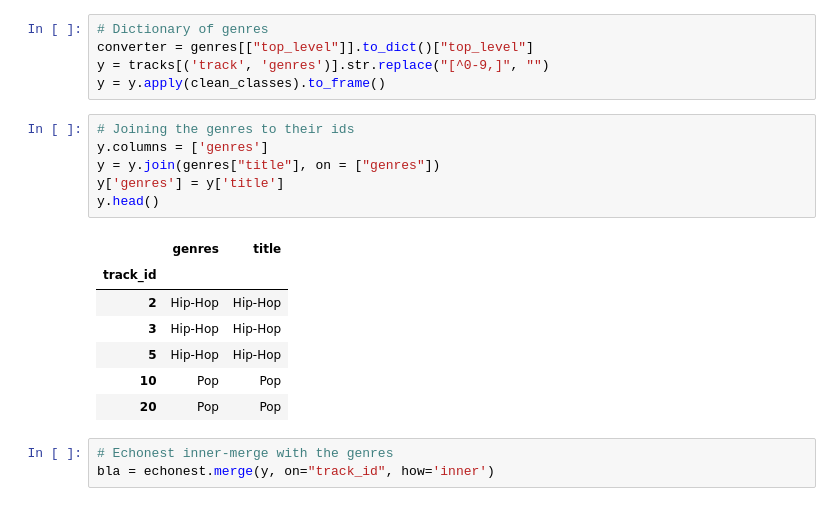
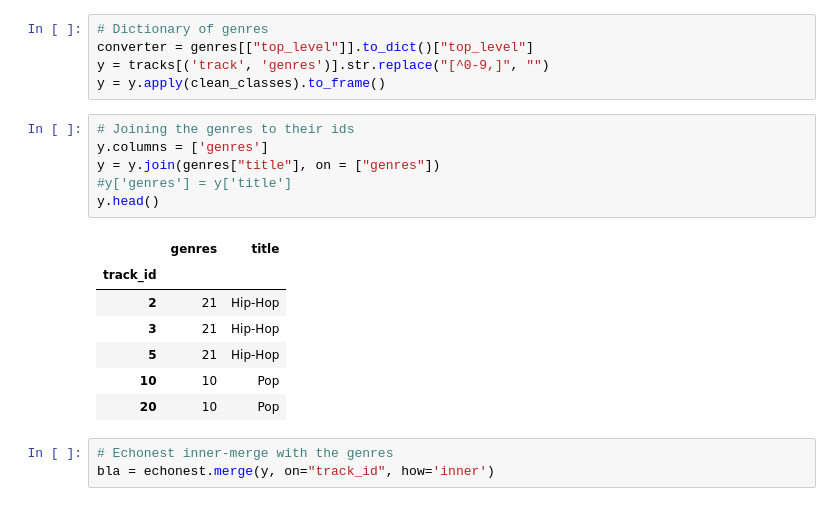
Before and after one commit to devitrylouis/music_genre_recognition, a Jupyter notebook: analysis.ipynb, the cells around one changed output. Drawn from its saved outputs; the diff is of its cells as text.

```diff
--- a/analysis.ipynb
+++ b/analysis.ipynb
@@ -226,17 +226,17 @@ y = y.apply(clean_classes).to_frame()
 # %%
 # Joining the genres to their ids
 y.columns = ['genres']
 y = y.join(genres["title"], on = ["genres"])
-y['genres'] = y['title']
+#y['genres'] = y['title']
 y.head()
 # %% [output]
 |  | genres | title |
 | track_id |  |  |
-| 2 | Hip-Hop | Hip-Hop |
-| 3 | Hip-Hop | Hip-Hop |
-| 5 | Hip-Hop | Hip-Hop |
-| 10 | Pop | Pop |
-| 20 | Pop | Pop |
+| 2 | 21 | Hip-Hop |
+| 3 | 21 | Hip-Hop |
+| 5 | 21 | Hip-Hop |
+| 10 | 10 | Pop |
+| 20 | 10 | Pop |
 # %%
 # Echonest inner-merge with the genres
 bla = echonest.merge(y, on="track_id", how='inner')
```
Also changed, not shown: parts of 33 cells of this notebook.
